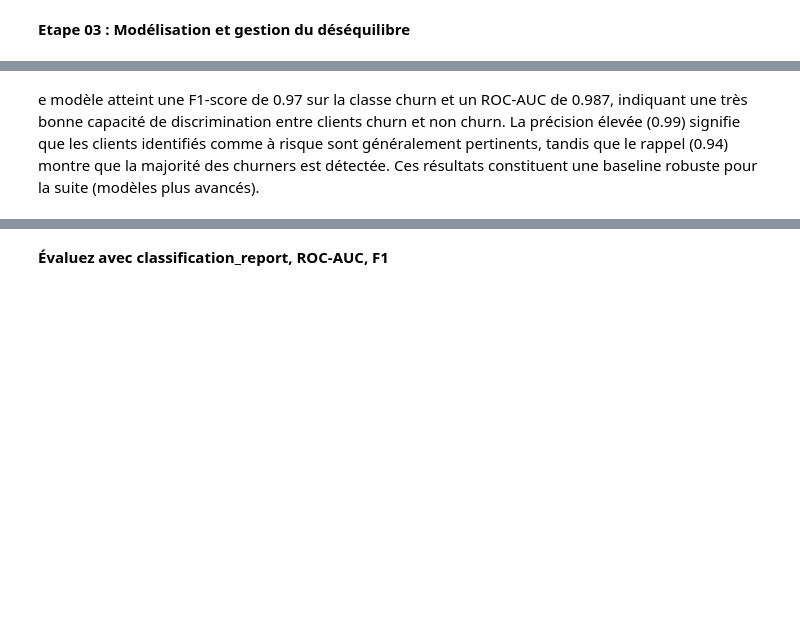
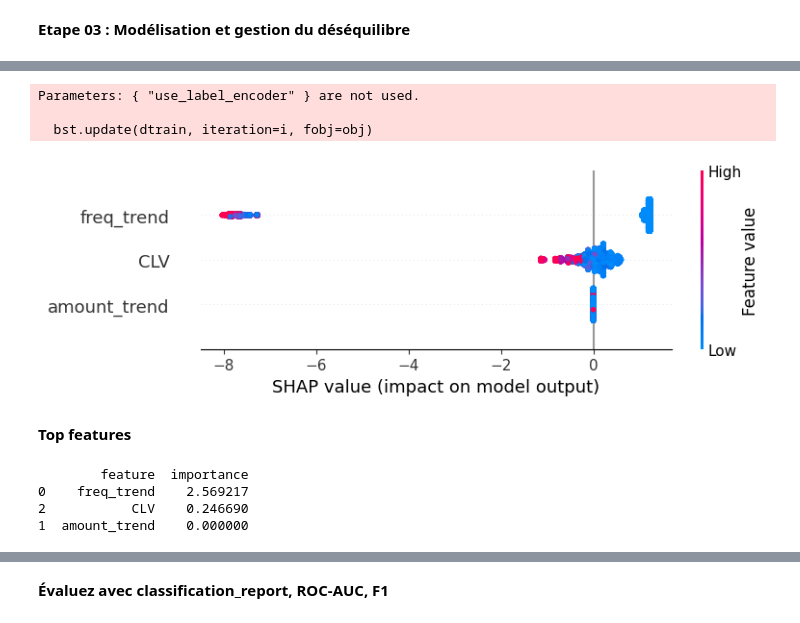
Before and after one commit to fds-imane/Data_Marketing, a Jupyter notebook: data_marketing_part_4.ipynb, the cells around one changed output, grey strips where cells are left out. Drawn from its saved outputs; the diff is of its cells as text; code cells hidden in the pictures; blank space fills up the shorter version.

```diff
--- a/data_marketing_part_4.ipynb
+++ b/data_marketing_part_4.ipynb
@@ -337,0 +339,15 @@ Fichier 'churn_features_final.csv' généré.
+# %%
+import pandas as pd
+import numpy as np
+
+# Suppression des variables de fuite
+X = df.drop(columns=[
+    "customer_id",
+    "churn_label",
+    "months_inactive_6m",
+    "current_recency",
+    "relative_recency",
+    "last_order_ratio"
+], errors="ignore")
+
+y = df["churn_label"]
@@ -403,4 +544,28 @@ ROC-AUC : 0.9871799911644241
-# %% [markdown]
-e modèle atteint une F1-score de 0.97 sur la classe churn et un ROC-AUC de 0.987, indiquant une très bonne capacité de discrimination entre clients churn et non churn.
-La précision élevée (0.99) signifie que les clients identifiés comme à risque sont généralement pertinents, tandis que le rappel (0.94) montre que la majorité des churners est détectée.
-Ces résultats constituent une baseline robuste pour la suite (modèles plus avancés).
+# %%
+import shap
+
+xgb_model.fit(X, y)
+
+explainer = shap.TreeExplainer(xgb_model)
+shap_values = explainer.shap_values(X)
+
+shap.summary_plot(shap_values, X)
+# %% [output]
+Parameters: { "use_label_encoder" } are not used.
+
+  bst.update(dtrain, iteration=i, fobj=obj)
+[figure, added]
+# %% [markdown]
+**Top features**
+# %%
+feature_importance = pd.DataFrame({
+    "feature": X.columns,
+    "importance": np.abs(shap_values).mean(axis=0)
+}).sort_values(by="importance", ascending=False)
+
+print(feature_importance.head(5))
+# %% [output]
+        feature  importance
+0    freq_trend    2.569217
+2           CLV    0.246690
+1  amount_trend    0.000000
```
Also changed, not shown: parts of 55 cells of this notebook.
